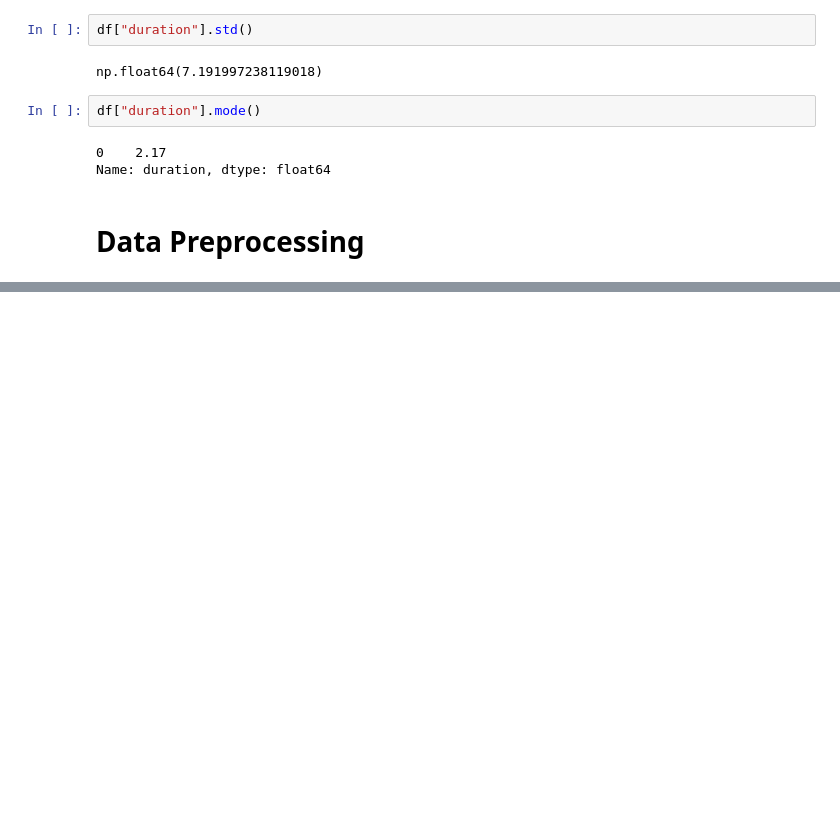
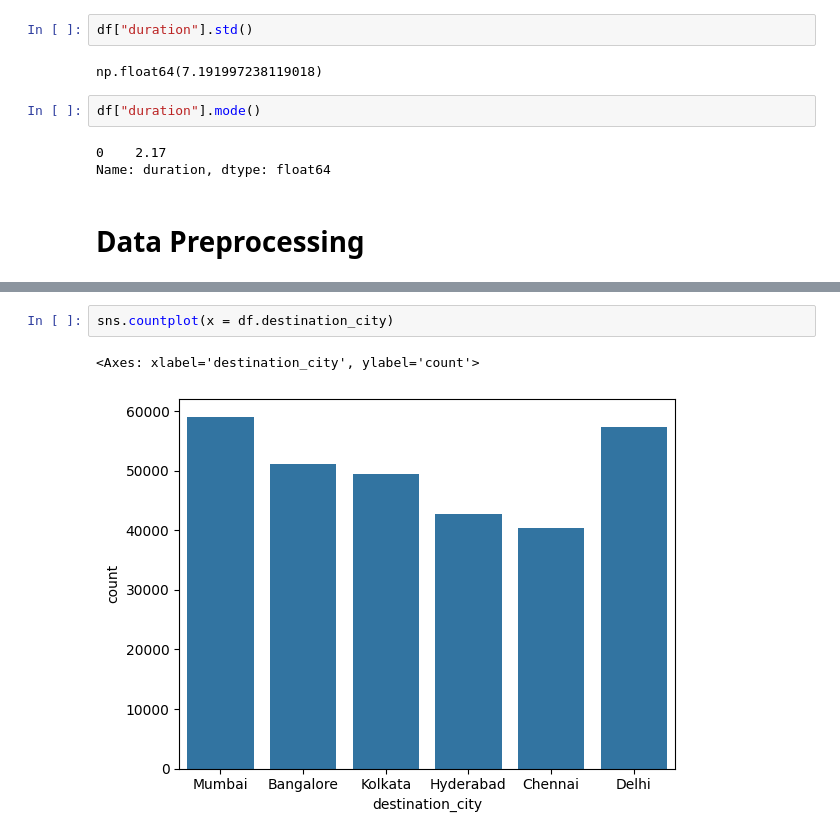
Before and after one commit to INDUDHAR15/data-science-playground, a Jupyter notebook: Python/Flight Price Prediction.ipynb, the cells around one changed output, grey strips where cells are left out. Drawn from its saved outputs; the diff is of its cells as text; blank space fills up the shorter version.

```diff
--- a/Python/Flight Price Prediction.ipynb
+++ b/Python/Flight Price Prediction.ipynb
@@ -360,0 +361,5 @@ Name: class, Length: 300153, dtype: int64
+# %%
+sns.countplot(x = df.destination_city)
+# %% [output]
+<Axes: xlabel='destination_city', ylabel='count'>
+[figure, added]
```
Also changed, not shown: parts of 25 cells of this notebook.
